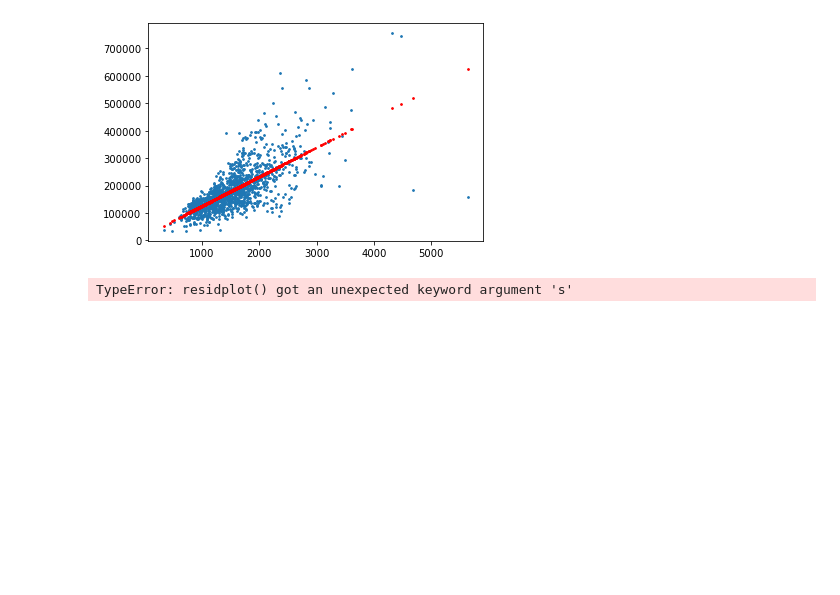
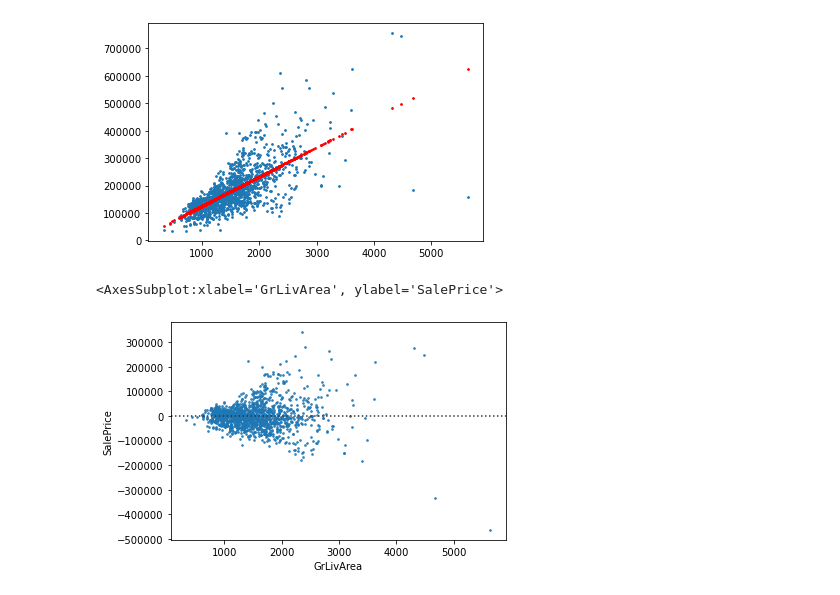
Before and after one commit to qhuy0801/IN3061_INM430_coursework_2022_quang.bui.2, a Jupyter notebook: week05/Week_5_Lab_task.ipynb, the cells around one changed output. Cells and saved outputs as stored; diff of their text form; code cells hidden in the pictures; blank space fills up the shorter version.

```diff
--- a/week05/Week_5_Lab_task.ipynb
+++ b/week05/Week_5_Lab_task.ipynb
@@ -46,6 +46,7 @@ plt.show()
 # %% [output]
 [figure]
 # %%
-sns.residplot(x=grLivArea, y=salePrice)
+sns.residplot(x=grLivArea, y=salePrice, scatter_kws=dict(s=3))
 # %% [output]
-TypeError: residplot() got an unexpected keyword argument 's'
+<AxesSubplot:xlabel='GrLivArea', ylabel='SalePrice'>
+[figure, added]
```
